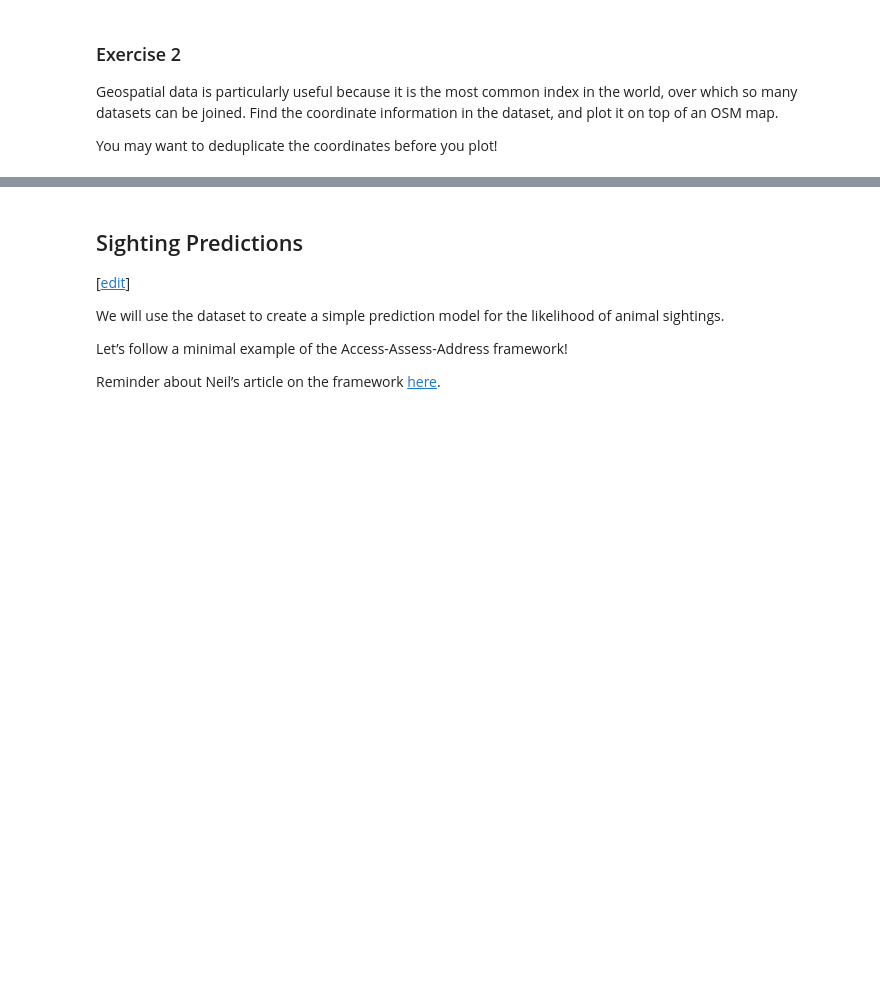
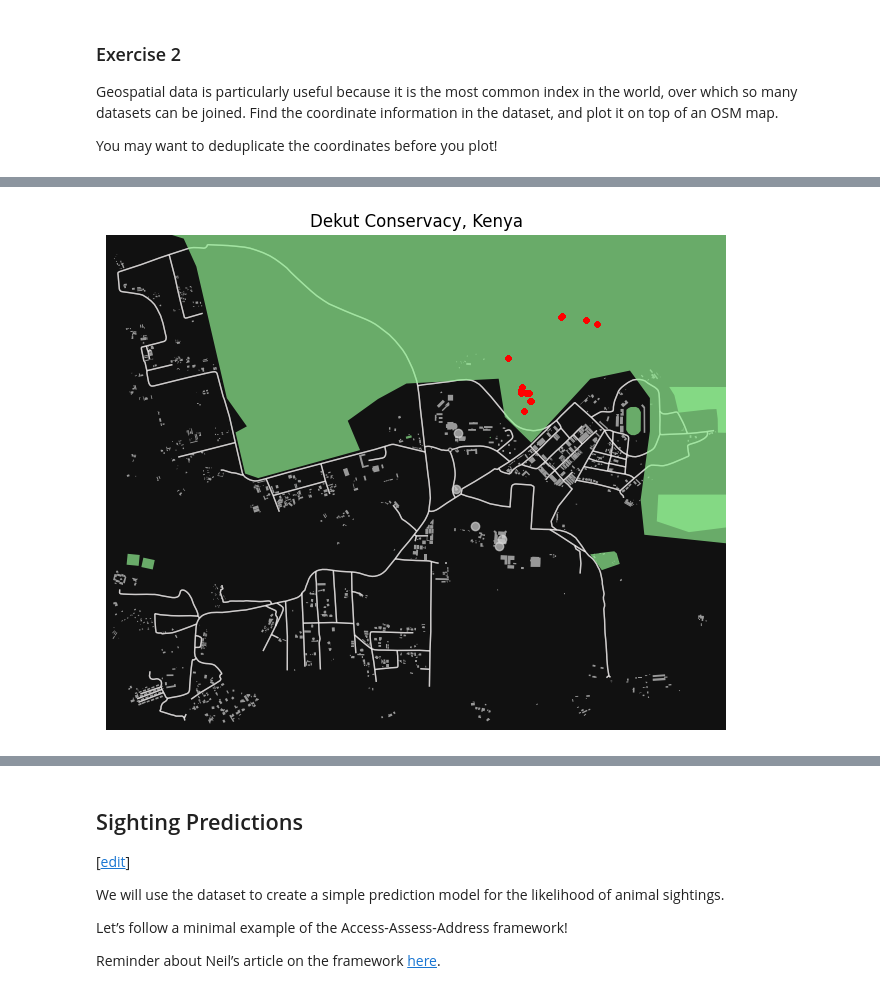
Before and after one commit to mbatiasonic/fynesse_gachana, a Jupyter notebook: _notebooks/03-dataset-joining-practical.ipynb, the cells around one changed output, grey strips where cells are left out. Saved outputs shown, nothing was run; the diff lists cells and outputs as text; code cells hidden in the pictures; blank space fills up the shorter version.

```diff
--- a/_notebooks/03-dataset-joining-practical.ipynb
+++ b/_notebooks/03-dataset-joining-practical.ipynb
@@ -194,3 +173,58 @@ m
+# %%
+import geopandas as gpd
+from shapely.geometry import Point
+import osmnx as ox
+import matplotlib.pyplot as plt
+
+# Assuming porini_df has columns 'latitude' and 'longitude'
+geometry = [Point(xy) for xy in zip(porini_df['Longitude'], porini_df['Latitude'])]
+gdf = gpd.GeoDataFrame(porini_df, geometry=geometry, crs="EPSG:4326")
+
+# Define the place name and coordinates for the map
+place_name = 'Dekut Conservacy, Kenya'
+latitude = -0.3892983967833427
+longitude = 36.959055462960066
+box_size_km = 2
+
+
+# Get the street network and buildings using osmnx
+# You can adjust the network_type (e.g., 'drive', 'walk', 'bike', 'all') as needed
+G = ox.graph_from_point((latitude, longitude), dist=box_size_km * 1000, network_type='drive')
+nodes, edges = ox.graph_to_gdfs(G)
+
+# Get buildings in the bounding box
+bbox = ox.utils_geo.bbox_from_point((latitude, longitude), dist=box_size_km * 1000)
+buildings = ox.features_from_bbox(bbox, tags={'building': True})
+
+# Get other features
+landuse = ox.features_from_bbox(bbox, tags = {
+    "landuse": ["forest", "grass"]
+})
+natural = ox.features_from_bbox(bbox, tags = {
+    "natural": ["wood"]
+})
+leisure = ox.features_from_bbox(bbox, tags = {
+    "leisure": ["park"]
+})
+
+
+# Plot the map
+fig, ax = ox.plot_graph(G, show=False, close=False, edge_color='#f5f2f2', edge_alpha=0.6, node_size=0)
+
+# Plot buildings
+buildings.plot(ax=ax, fc='lightgray', alpha=0.7)
+landuse.plot(ax=ax, fc='lightgreen', alpha=0.7)
+natural.plot(ax=ax, fc='lightgreen', alpha=0.7)
+leisure.plot(ax=ax, fc='lightgreen', alpha=0.7)
+
+# Plot your data points (camera locations)
+gdf.plot(ax=ax, color='red', markersize=10)
+
+# Set title and display the plot
+ax.set_title(place_name)
+plt.show()
+# %% [output]
+[figure, added]
 # %% [markdown]
 <!-- Dsail Porini Address -->
 # %% [markdown]
```
Also changed, not shown: parts of 7 cells of this notebook.
